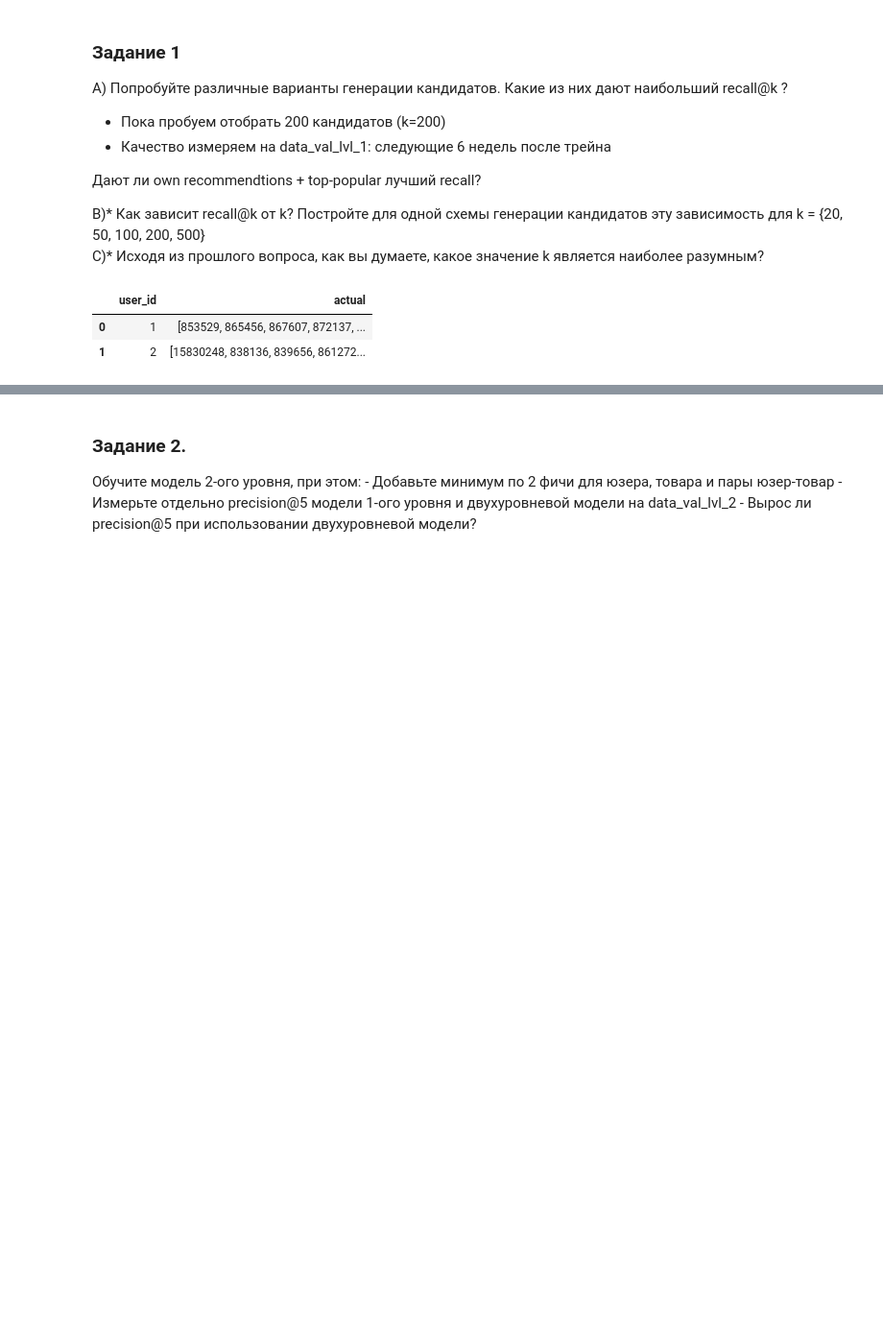
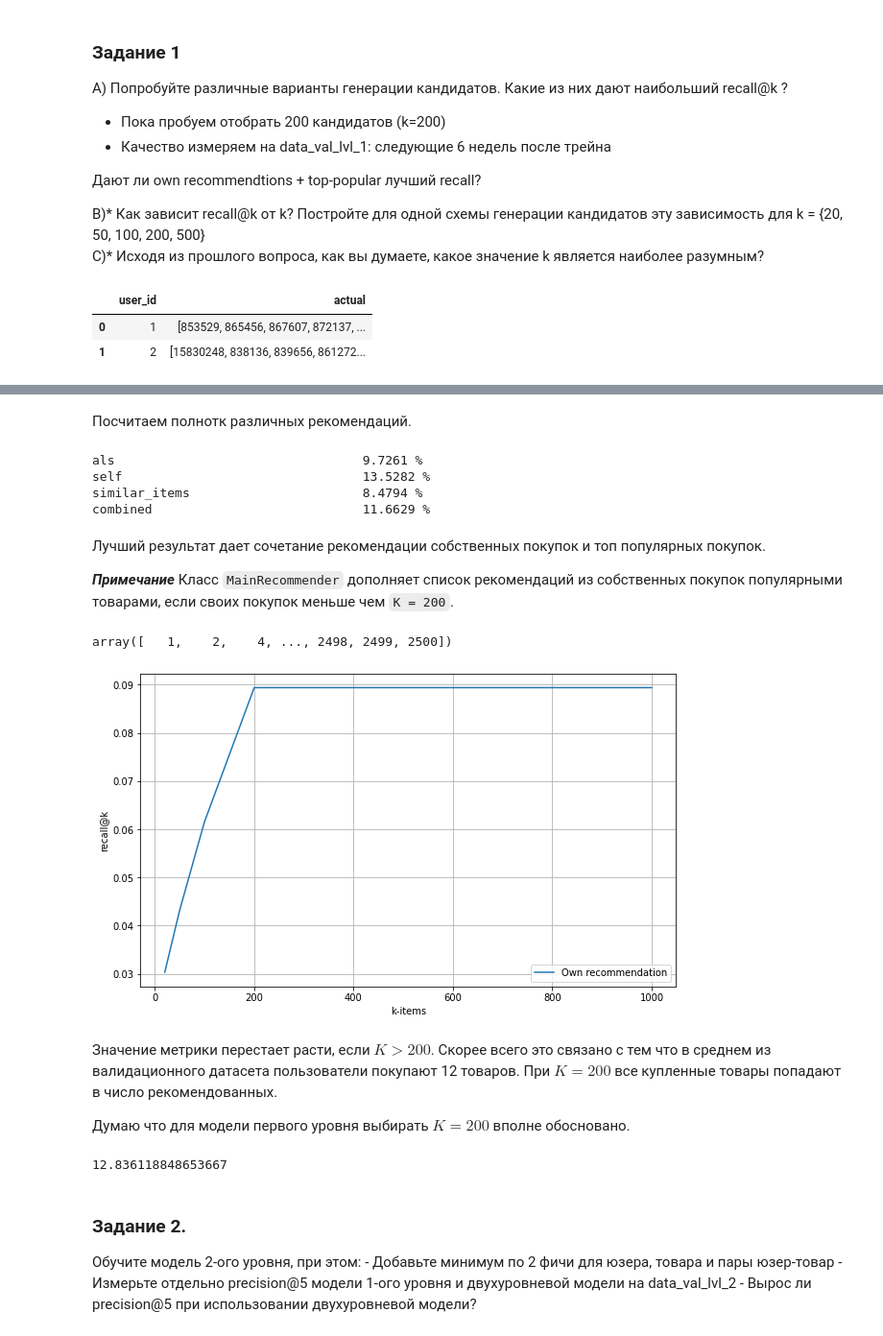
Before and after one commit to dimireme/rec_sys, a Jupyter notebook: lesson_6.ipynb, the cells around one changed output, grey strips where cells are left out. Shown: that part at 96% size. Drawn from its saved outputs; the diff is of its cells as text; code cells hidden in the pictures; blank space fills up the shorter version.

```diff
--- a/lesson_6.ipynb
+++ b/lesson_6.ipynb
@@ -116,0 +122,4 @@ result_lvl_1.head(2)
+# %%
+%%time
+
+result_lvl_1['similar_items'] = result_lvl_1['user_id'].apply(lambda x: recommender.get_similar_items_recommendation(x, N=N) if x in hot_users else top_popular)
@@ -116,0 +136,5 @@ result_lvl_1.head(2)
+# %%
+result_lvl_1['combined'] = result_lvl_1['user_id'].apply(lambda x: \
+    result_lvl_1.loc[result_lvl_1.user_id == x]['als'].tolist()[0][0:66] + \
+    result_lvl_1.loc[result_lvl_1.user_id == x]['self'].tolist()[0][0:67] + \
+    result_lvl_1.loc[result_lvl_1.user_id == x]['similar_items'].tolist()[0][0:67])
@@ -117,3 +150,68 @@ result_lvl_1.head(2)
+# %% [markdown]
+Посчитаем полнотк различных рекомендаций.
+# %%
+def average_recall_at_k(recommended_matrix, bought_matrix, k=5):
+
+    rows_count = bought_matrix.shape[0]
+    recall_by_row = [recall_at_k(recommended_matrix[i], bought_matrix[i], k) for i in range(rows_count)]
+    recall_mean = np.mean(recall_by_row)
+
+    return recall_mean
+# %%
+columns = result_lvl_1.columns.drop(['user_id', 'actual'])
+
+for column in columns:
+    recall_mean = average_recall_at_k(result_lvl_1[column], result_lvl_1.actual, k=200)
+    print('{:35} {:.4f} %'.format(column, recall_mean * 100))
+# %% [output]
+als                                 9.7261 %
+self                                13.5282 %
+similar_items                       8.4794 %
+combined                            11.6629 %
+# %% [markdown]
+Лучший результат дает сочетание рекомендации собственных покупок и топ популярных покупок.
+
+***Примечание***
+Класс `MainRecommender` дополняет список рекомендаций из собственных покупок популярными товарами, если своих покупок меньше чем `K = 200`.
+# %%
+result_lvl_1['user_id'].values
+# %% [output]
+array([   1,    2,    4, ..., 2498, 2499, 2500])
+# %%
+# Перебираемые значения K.
+k_list = [20, 50, 100, 200, 300, 400, 500]
+
+# Список для сохранения результатов.
+recall_list = [] #
+
+# Список пользователей.
+users_list = result_lvl_1['user_id'].values
+
+for k in k_list:
+    own_recs = []
+    for user in users_list:
+        own_recs.append(recommender.get_own_recommendations(user, N=k) if x in hot_users else top_popular)
+    recall_list.append(average_recall_at_k(own_recs, result_lvl_1.actual, k=k))
+
+
+plt.figure(figsize=(10, 6))
+
+plt.plot(k_list, recall_list, label="Own recommendation")
+plt.xlabel('k-items')
+plt.ylabel('recall@k')
+plt.legend()
+plt.grid()
+plt.show()
+# %% [output]
+[figure, added]
+# %% [markdown]
+Значение метрики перестает расти, если $K > 200$. Скорее всего это связано с тем что в среднем из валидационного датасета пользователи покупают 12 товаров. При $K = 200$ все купленные товары попадают в число рекомендованных.
+
+Думаю что для модели первого уровня выбирать $K = 200$ вполне обосновано.
+# %%
+np.unique(data_val_lvl_1.item_id.values).size / np.unique(data_val_lvl_1.user_id.values).size
+# %% [output]
+12.836118848653667
 # %% [markdown]
 ### Задание 2.
 
```
Also changed, not shown: parts of 15 cells of this notebook, 1 other file.
